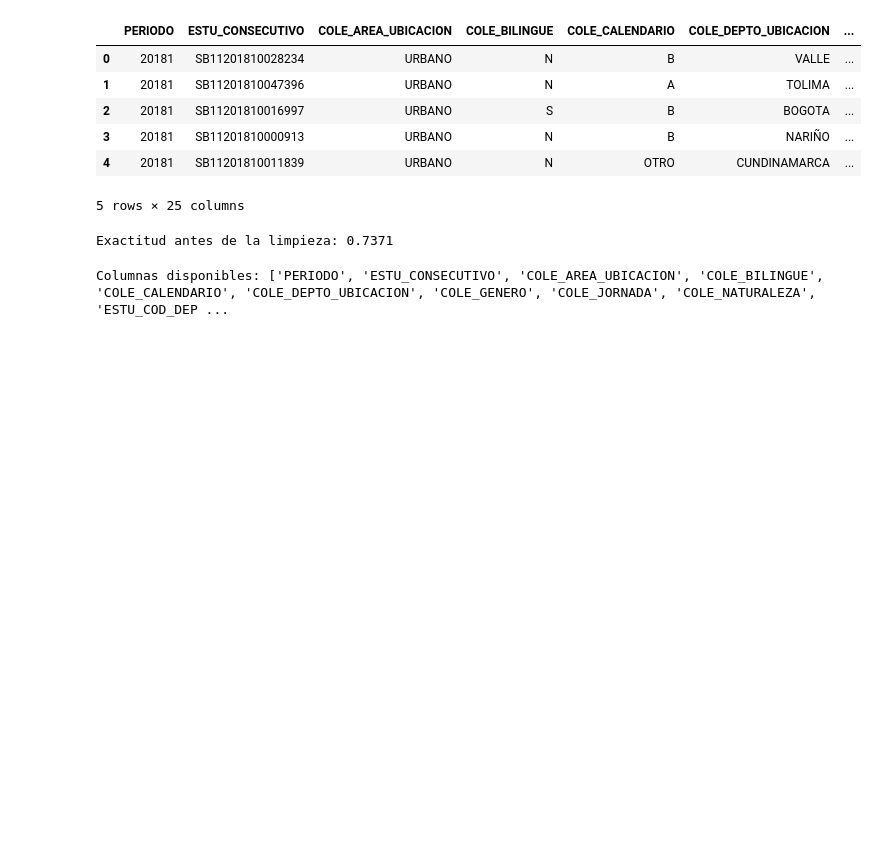
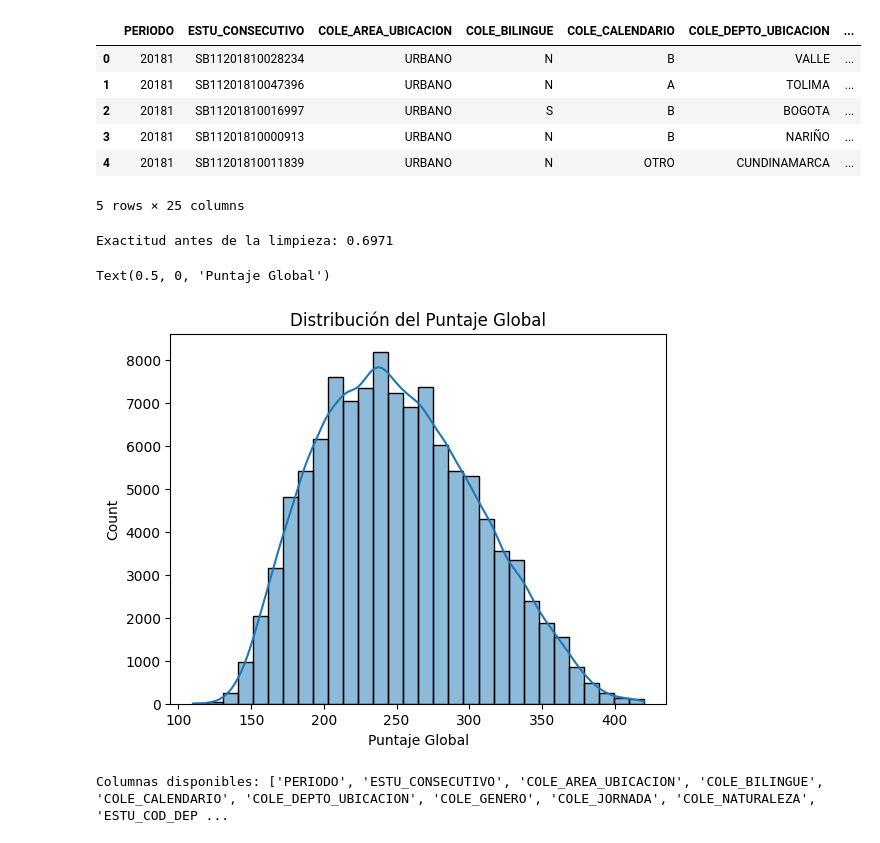
Before and after one commit to MiguelVel95/EspecMiguel, a Jupyter notebook: Trabajo Final/TrabajoFinal.ipynb, the cells around one changed output. Saved outputs shown, nothing was run; the diff lists cells and outputs as text; code cells hidden in the pictures; blank space fills up the shorter version.

Commit message:
se hizo limpieza de datos

```diff
--- a/Trabajo Final/TrabajoFinal.ipynb
+++ b/Trabajo Final/TrabajoFinal.ipynb
@@ -99,10 +99,12 @@ sns.heatmap(corr, annot=True, cmap='coolwarm')
 print("Columnas disponibles:", df.columns.tolist())
 # %% [output]
 Columnas disponibles: ['PERIODO', 'ESTU_CONSECUTIVO', 'COLE_AREA_UBICACION', 'COLE_BILINGUE', 'COLE_CALENDARIO', 'COLE_DEPTO_UBICACION', 'COLE_GENERO', 'COLE_JORNADA', 'COLE_NATURALEZA', 'ESTU_COD_DEP ...
+# %%
+df_filtrado = df[(df['PUNT_GLOBAL'] >= 110) & (df['PUNT_GLOBAL'] <= 420)].copy()
 # %%
-df['Puntaje_Alto'] = (df['PUNT_GLOBAL'] >= 280).astype(int)
+df_filtrado['Puntaje_Alto'] = (df_filtrado['PUNT_GLOBAL'] >= 280).astype(int)
 
-df.head()
+df_filtrado.head()
 # %% [output]
 |  | PERIODO | ESTU_CONSECUTIVO | COLE_AREA_UBICACION | COLE_BILINGUE | COLE_CALENDARIO | COLE_DEPTO_UBICACION | ... |
 | 0 | 20181 | SB11201810028234 | URBANO | N | B | VALLE | ... |
@@ -112,8 +114,14 @@ df.head()
 | 4 | 20181 | SB11201810011839 | URBANO | N | OTRO | CUNDINAMARCA | ... |
 5 rows × 25 columns
 # %%
-df['FAMI_ESTRATOVIVIENDA'] = df['FAMI_ESTRATOVIVIENDA'].str.extract('(\d+)').astype(float)
-df.head()
+df_filtrado['FAMI_ESTRATOVIVIENDA'] = (
+    df_filtrado['FAMI_ESTRATOVIVIENDA']
+    .fillna('0')
+    .astype(str)
+    .str.extract('(\d+)')
+    .astype(int)
+)
+df_filtrado.head()
 # %% [output]
 |  | PERIODO | ESTU_CONSECUTIVO | COLE_AREA_UBICACION | COLE_BILINGUE | COLE_CALENDARIO | COLE_DEPTO_UBICACION | ... |
 | 0 | 20181 | SB11201810028234 | URBANO | N | B | VALLE | ... |
@@ -127,9 +135,9 @@ from sklearn.model_selection import train_test_split
 from sklearn.linear_model import LogisticRegression
 from sklearn.metrics import accuracy_score
 
-df_before = df[['FAMI_ESTRATOVIVIENDA', 'ESTU_COD_DEPTO_PRESENTACION']].dropna()
+df_before = df_filtrado[['FAMI_ESTRATOVIVIENDA', 'ESTU_COD_DEPTO_PRESENTACION']].dropna()
 Xb = df_before
-yb = df.loc[df_before.index, 'Puntaje_Alto']
+yb = df_filtrado.loc[df_before.index, 'Puntaje_Alto']
 
 Xb_train, Xb_test, yb_train, yb_test = train_test_split(Xb, yb, test_size=350, random_state=42)
 
@@ -140,7 +148,14 @@ acc_before = accuracy_score(yb_test, yb_pred)
 
 print("Exactitud antes de la limpieza:", round(acc_before, 4))
 # %% [output]
-Exactitud antes de la limpieza: 0.7371
+Exactitud antes de la limpieza: 0.6971
+# %%
+sns.histplot(df_filtrado['PUNT_GLOBAL'], kde=True, bins=30)
+plt.title('Distribución del Puntaje Global')
+plt.xlabel('Puntaje Global')
+# %% [output]
+Text(0.5, 0, 'Puntaje Global')
+[figure, added]
 # %%
 print("Columnas disponibles:", df.columns.tolist())
 # %% [output]
```
Also changed, not shown: parts of 3 cells of this notebook.
